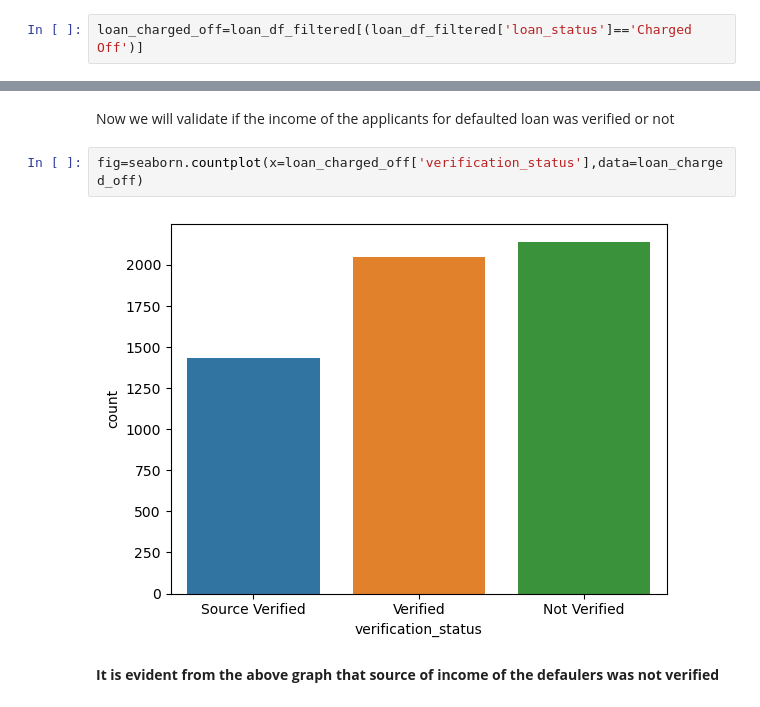
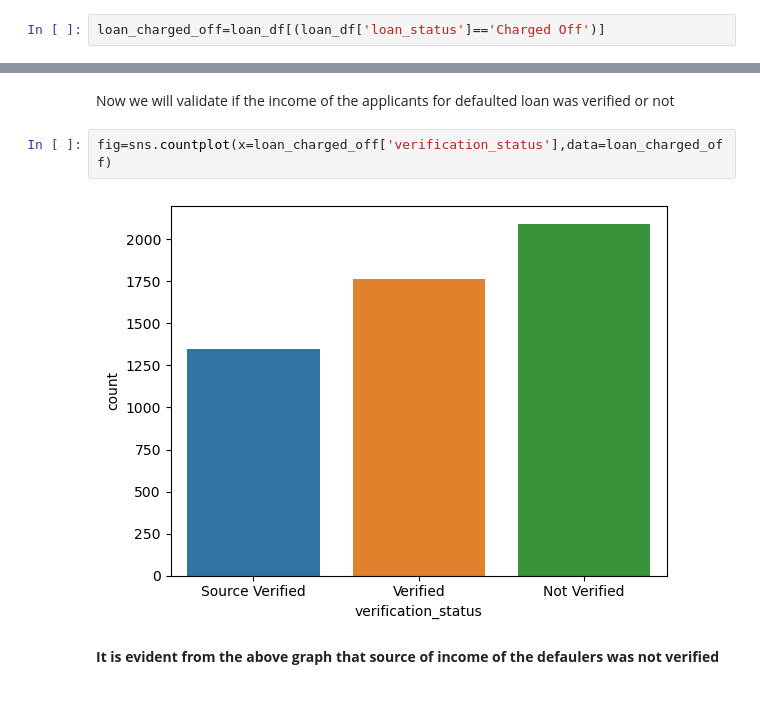
Before and after one commit to gurpreetkalra/LoanClubCaseStudyRepo, a Jupyter notebook: FinalDraft/Lending_Case_Study_Submission.ipynb, the cells around one changed output, grey strips where cells are left out. Saved outputs shown, nothing was run; the diff lists cells and outputs as text.

```diff
--- a/FinalDraft/Lending_Case_Study_Submission.ipynb
+++ b/FinalDraft/Lending_Case_Study_Submission.ipynb
@@ -927,7 +891,7 @@ Now we will gather the categorical variables from the dataset and see the relati
 # %% [markdown]
 Checking the Grade of the Loans which are charged off
 # %%
-loan_charged_off=loan_df_filtered[(loan_df_filtered['loan_status']=='Charged Off')]
+loan_charged_off=loan_df[(loan_df['loan_status']=='Charged Off')]
 # %%
 loan_charged_off['grade'].count()
 # %% [output]
@@ -969,9 +933,9 @@ fig=seaborn.countplot(x=loan_charged_off['addr_state'],data=loan_charged_off)
 # %% [markdown]
 Now we will validate if the income of the applicants for defaulted loan was verified or not
 # %%
-fig=seaborn.countplot(x=loan_charged_off['verification_status'],data=loan_charged_off)
+fig=sns.countplot(x=loan_charged_off['verification_status'],data=loan_charged_off)
 # %% [output]
-[figure, old version]
+[figure, new version]
 # %% [markdown]
 **It is evident from the above graph that source of income of the defaulers was not verified**
 # %% [markdown]
```
Also changed, not shown: parts of 83 cells of this notebook.
